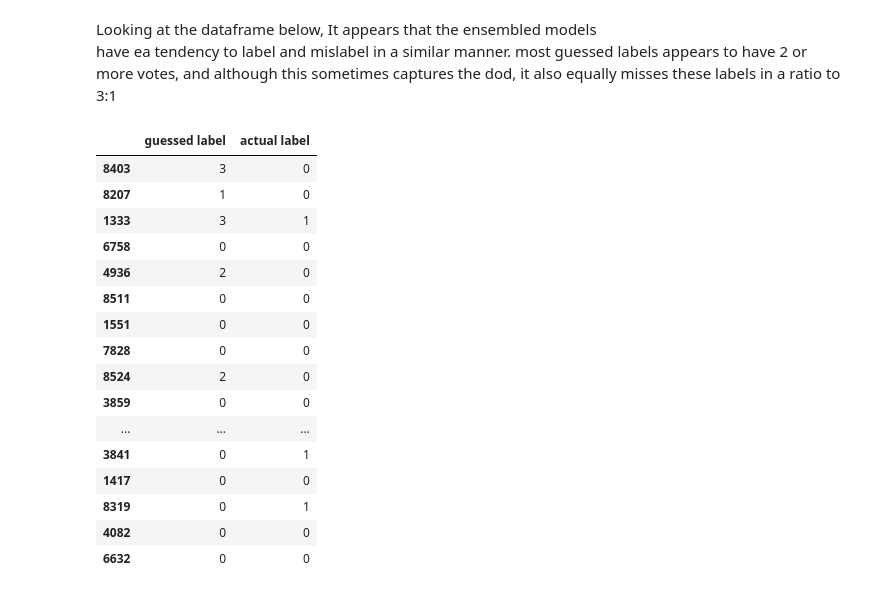
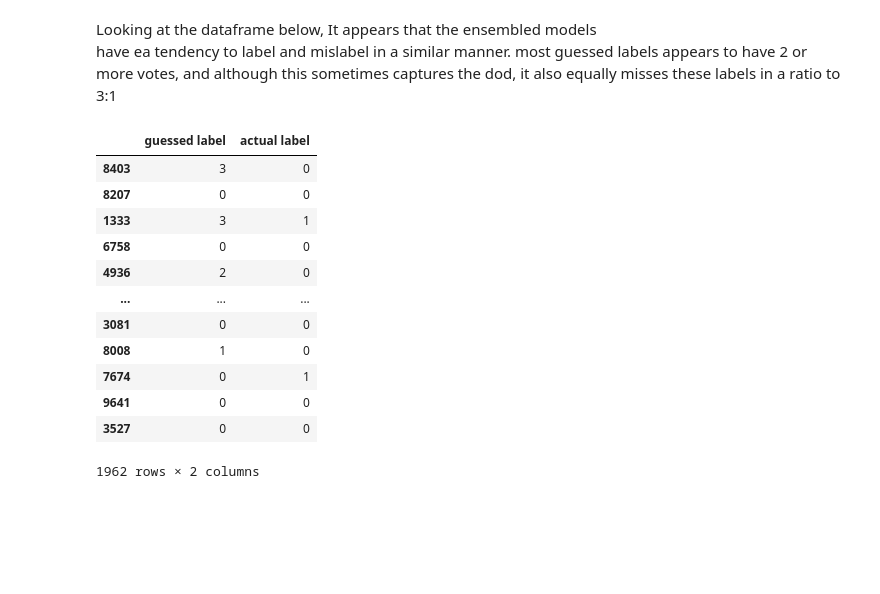
Before and after one commit to gracelovesyah/ml-and-health-predict-mortality-rate, a Jupyter notebook: notebook/Ensemble Model/RegressionTree.ipynb, the cells around one changed output. Cells and saved outputs as stored; diff of their text form; code cells hidden in the pictures; blank space fills up the shorter version.

```diff
--- a/notebook/Ensemble Model/RegressionTree.ipynb
+++ b/notebook/Ensemble Model/RegressionTree.ipynb
@@ -43,0 +129,2 @@ aki_df
+# %%
+linear_prediction =  linearEnsemble_Resampled(linear_model_list, model_desc, linear_sampling_methods, x_train, y_train, x_test, y_test, seed_list, 6, title=f'Linear full feature Ensemble')
@@ -43,0 +143,6 @@ aki_df
+# %%
+log_lbgfs = linear_model.LogisticRegression(penalty='l2', solver= 'lbfgs', class_weight = 'balanced', max_iter=1000, C=0.1)
+log_liblinear = linear_model.LogisticRegression(penalty='l1', solver= 'liblinear', class_weight = None, max_iter=1000, C=0.1)
+log_saga = linear_model.LogisticRegression(penalty='l2', solver= 'saga', class_weight = None, max_iter=1000, C=0.001)
+
+model_list = [log_lbgfs, log_liblinear, log_saga]
@@ -43,0 +199,2 @@ aki_df
+# %%
+logistic_prediction = logisticEnsemble(model_list, model_desc, x_train, y_train, x_test, y_test, title='full feature Logistic Combined Ensemble')
@@ -43,0 +293,26 @@ aki_df
+# %%
+ensemble_prediction = [linear_prediction, logistic_prediction, decisionTree_prediction]
+ensemble_prediction = [sum(x) for x in zip(*ensemble_prediction)]
+final_prediction = []
+for ens in ensemble_prediction:
+    if ens >1:
+        final_prediction.append(1)
+    else:
+        final_prediction.append(0)
+
+model_desc.append([
+    "Ensemble Logistic+Linear+Decision Tree",
+    accuracy_score(y_test, final_prediction),
+    precision_score(y_test, final_prediction),
+    recall_score(y_test, final_prediction),
+    f1_score(y_test, final_prediction)
+                      ])
+
+
+print(f"Ensemble of best Logistic, Linear and Decision Tree Classifiers using full features")
+print('--------------------------------------------')
+print("Accuracy:", accuracy_score(y_test, final_prediction))
+print("Precision: ", precision_score(y_test, final_prediction))
+print("recall: ", recall_score(y_test, final_prediction))
+print("f1_score: ", f1_score(y_test, final_prediction))
+print('--------------------------------------------')
@@ -340,25 +665,21 @@ captures the dod, it also equally misses these labels in a ratio to 3:1
 # %%
 prediction_comparison = pd.DataFrame(
     {'guessed label': ensemble_prediction,
      'actual label': y_test,
     })
-pd.set_option("display.max_rows", None)
+# pd.set_option("display.max_rows", None)
 prediction_comparison
 # %% [output]
 |  | guessed label | actual label |
 | 8403 | 3 | 0 |
-| 8207 | 1 | 0 |
+| 8207 | 0 | 0 |
 | 1333 | 3 | 1 |
 | 6758 | 0 | 0 |
 | 4936 | 2 | 0 |
-| 8511 | 0 | 0 |
-| 1551 | 0 | 0 |
-| 7828 | 0 | 0 |
-| 8524 | 2 | 0 |
-| 3859 | 0 | 0 |
 | ... | ... | ... |
-| 3841 | 0 | 1 |
-| 1417 | 0 | 0 |
-| 8319 | 0 | 1 |
-| 4082 | 0 | 0 |
-| 6632 | 0 | 0 |
+| 3081 | 0 | 0 |
+| 8008 | 1 | 0 |
+| 7674 | 0 | 1 |
+| 9641 | 0 | 0 |
+| 3527 | 0 | 0 |
+1962 rows × 2 columns
```
Also changed, not shown: parts of 24 cells of this notebook.
